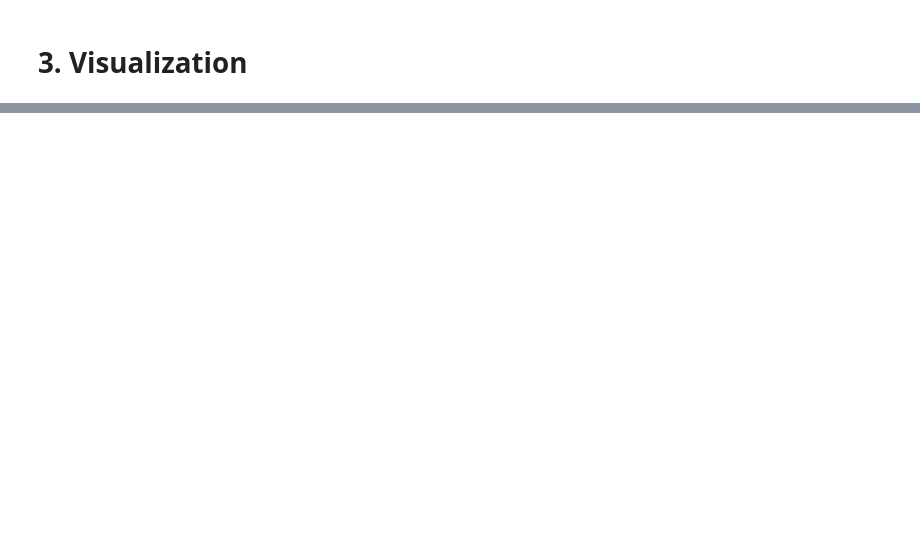
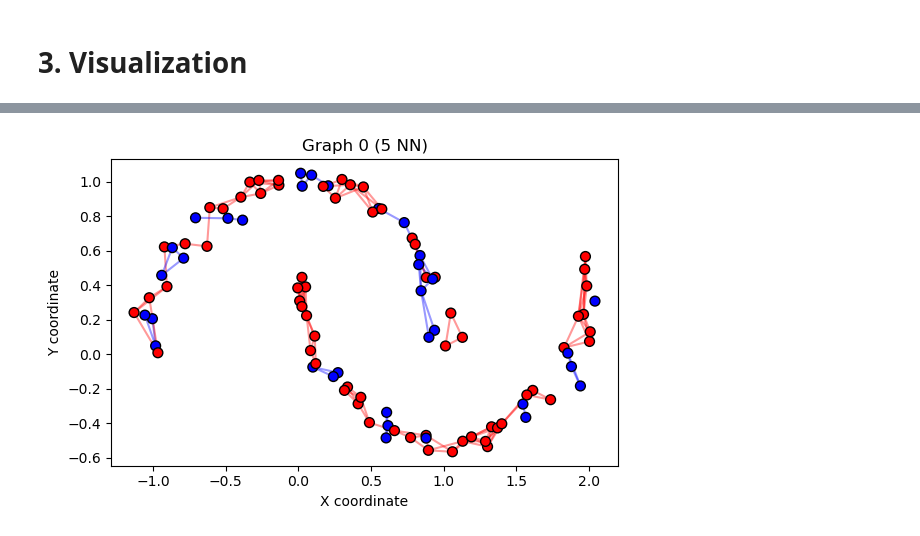
Before and after one commit to Onlycost15yens/COMP7404_group_project, a Jupyter notebook: Jiahao/algo.ipynb, the cells around one changed output, grey strips where cells are left out. Drawn from its saved outputs; the diff is of its cells as text; code cells hidden in the pictures; blank space fills up the shorter version.

```diff
--- a/Jiahao/algo.ipynb
+++ b/Jiahao/algo.ipynb
@@ -209,0 +340,30 @@ final L's rank is 98, final beta is 0.43046721000000016
+# %%
+def make_global_graph(single_view_graph, class_number, default_gamma=1.0):
+
+    # init
+    W = init_W(single_view_graph)
+    A = init_A(single_view_graph, W)
+    P = init_P(A, class_number)
+    gamma = default_gamma
+
+    for j in range(100):
+        A = update_A(P, W, single_view_graph)
+        L = compute_laplacian(A)
+        P = update_P(L, class_number)
+        W = compute_W(A, single_view_graph)
+
+        L_rank = np.linalg.matrix_rank(L)
+        # print(L_rank, beta)
+        if L_rank == X.shape[0] - class_number:
+            tqdm.write(f"end at {j}th iteration, L's rank is {L_rank}")
+            break
+        elif L_rank > X.shape[0] - class_number:
+            gamma *= 0.9
+        else:
+            gamma *= 1.1
+
+    return A
+# %%
+class_number = 2
+
+global_graph = make_global_graph([single_view_graph[6],single_view_graph[8]], class_number)
@@ -261,0 +440,4 @@ plot_clusters(X, S, 10)
+# %%
+plot_clusters_multi([single_view_graph_X[0]], [global_graph]) # 6 and 8
+# %% [output]
+[figure, added]
```
Also changed, not shown: parts of 11 cells of this notebook, 1 other file.
